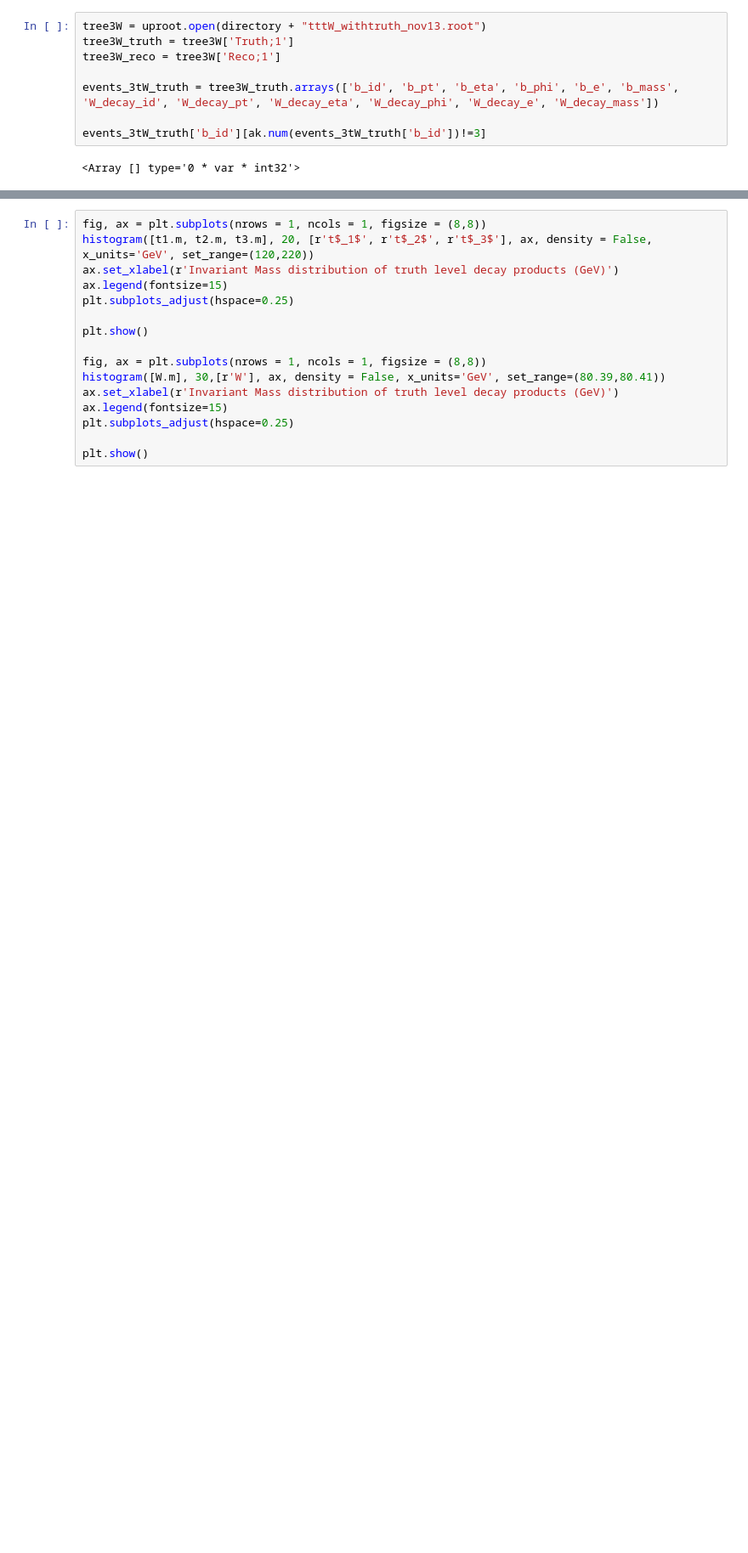
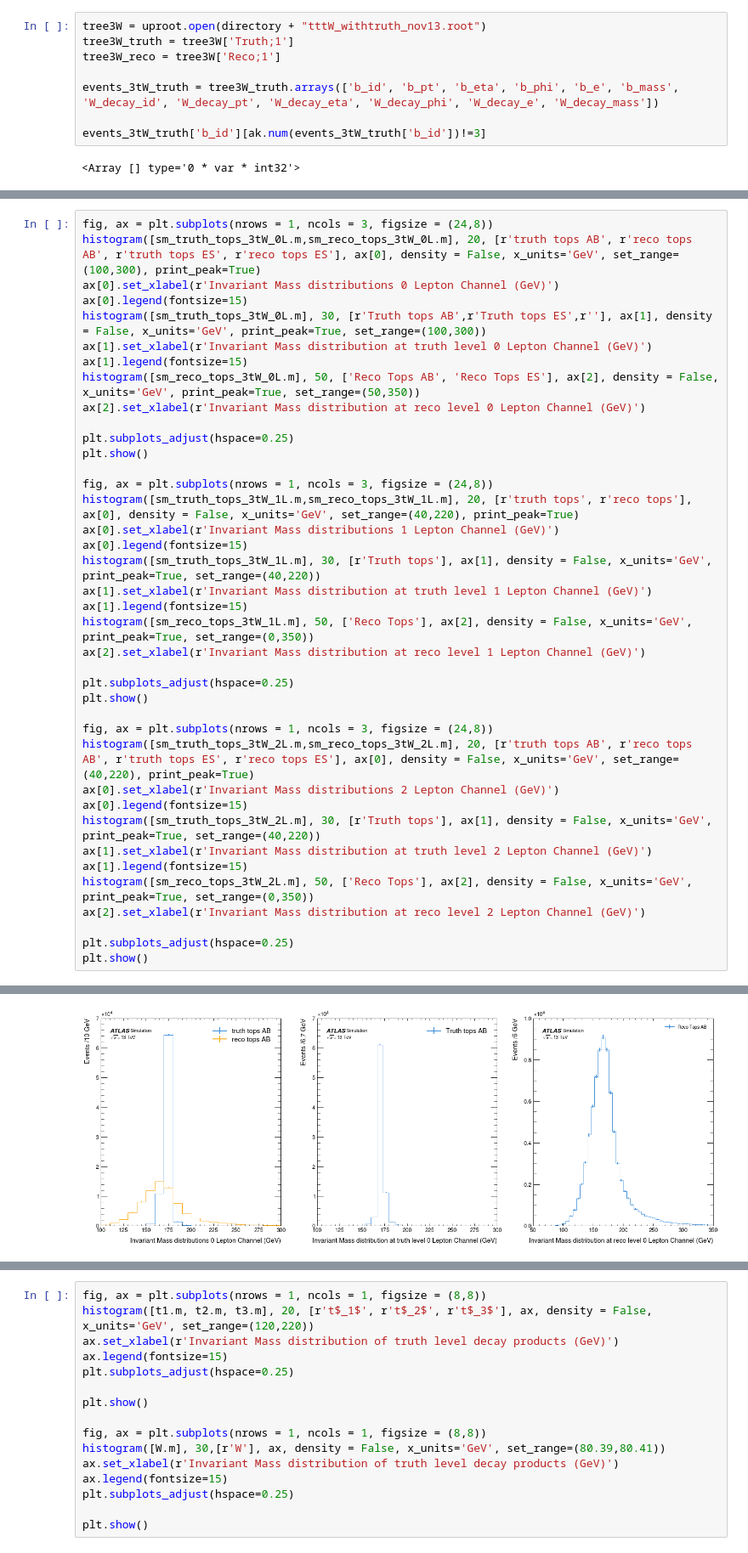
Before and after one commit to archiebrooks02/MPHYS-4Top, a Jupyter notebook: matching_bigdata.ipynb, the cells around one changed output, grey strips where cells are left out. Shown at 85% size. Cells and saved outputs as stored; diff of their text form; blank space fills up the shorter version.

```diff
--- a/matching_bigdata.ipynb
+++ b/matching_bigdata.ipynb
@@ -1949,0 +2031,40 @@ W_3tW = ak.sum(W_particles_3tW, axis=1)
+# %%
+fig, ax = plt.subplots(nrows = 1, ncols = 3, figsize = (24,8))
+histogram([sm_truth_tops_3tW_0L.m,sm_reco_tops_3tW_0L.m], 20, [r'truth tops AB', r'reco tops AB', r'truth tops ES', r'reco tops ES'], ax[0], density = False, x_units='GeV', set_range=(100,300), print_peak=True)
+ax[0].set_xlabel(r'Invariant Mass distributions 0 Lepton Channel (GeV)')
+ax[0].legend(fontsize=15)
+histogram([sm_truth_tops_3tW_0L.m], 30, [r'Truth tops AB',r'Truth tops ES',r''], ax[1], density = False, x_units='GeV', print_peak=True, set_range=(100,300))
+ax[1].set_xlabel(r'Invariant Mass distribution at truth level 0 Lepton Channel (GeV)')
+ax[1].legend(fontsize=15)
+histogram([sm_reco_tops_3tW_0L.m], 50, ['Reco Tops AB', 'Reco Tops ES'], ax[2], density = False, x_units='GeV', print_peak=True, set_range=(50,350))
+ax[2].set_xlabel(r'Invariant Mass distribution at reco level 0 Lepton Channel (GeV)')
+
+plt.subplots_adjust(hspace=0.25)
+plt.show()
+
+fig, ax = plt.subplots(nrows = 1, ncols = 3, figsize = (24,8))
+histogram([sm_truth_tops_3tW_1L.m,sm_reco_tops_3tW_1L.m], 20, [r'truth tops', r'reco tops'], ax[0], density = False, x_units='GeV', set_range=(40,220), print_peak=True)
+ax[0].set_xlabel(r'Invariant Mass distributions 1 Lepton Channel (GeV)')
+ax[0].legend(fontsize=15)
+histogram([sm_truth_tops_3tW_1L.m], 30, [r'Truth tops'], ax[1], density = False, x_units='GeV', print_peak=True, set_range=(40,220))
+ax[1].set_xlabel(r'Invariant Mass distribution at truth level 1 Lepton Channel (GeV)')
+ax[1].legend(fontsize=15)
+histogram([sm_reco_tops_3tW_1L.m], 50, ['Reco Tops'], ax[2], density = False, x_units='GeV', print_peak=True, set_range=(0,350))
+ax[2].set_xlabel(r'Invariant Mass distribution at reco level 1 Lepton Channel (GeV)')
+
+plt.subplots_adjust(hspace=0.25)
+plt.show()
+
+fig, ax = plt.subplots(nrows = 1, ncols = 3, figsize = (24,8))
+histogram([sm_truth_tops_3tW_2L.m,sm_reco_tops_3tW_2L.m], 20, [r'truth tops AB', r'reco tops AB', r'truth tops ES', r'reco tops ES'], ax[0], density = False, x_units='GeV', set_range=(40,220), print_peak=True)
+ax[0].set_xlabel(r'Invariant Mass distributions 2 Lepton Channel (GeV)')
+ax[0].legend(fontsize=15)
+histogram([sm_truth_tops_3tW_2L.m], 30, [r'Truth tops'], ax[1], density = False, x_units='GeV', print_peak=True, set_range=(40,220))
+ax[1].set_xlabel(r'Invariant Mass distribution at truth level 2 Lepton Channel (GeV)')
+ax[1].legend(fontsize=15)
+histogram([sm_reco_tops_3tW_2L.m], 50, ['Reco Tops'], ax[2], density = False, x_units='GeV', print_peak=True, set_range=(0,350))
+ax[2].set_xlabel(r'Invariant Mass distribution at reco level 2 Lepton Channel (GeV)')
+
+plt.subplots_adjust(hspace=0.25)
+plt.show()
+# %% [output]
@@ -1949,0 +2075 @@ W_3tW = ak.sum(W_particles_3tW, axis=1)
+[figure, added]
```
Also changed, not shown: parts of 8 cells of this notebook.
